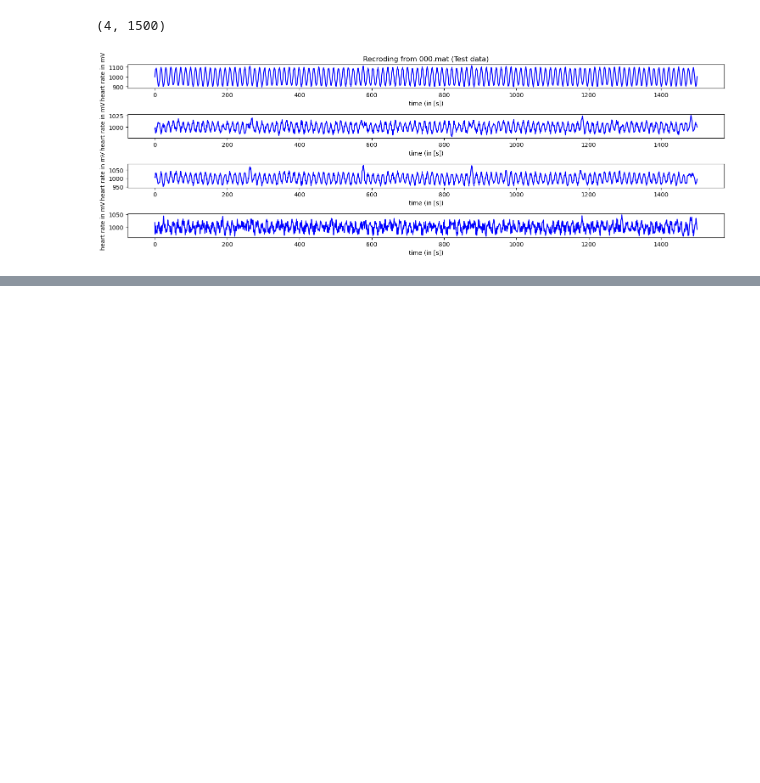
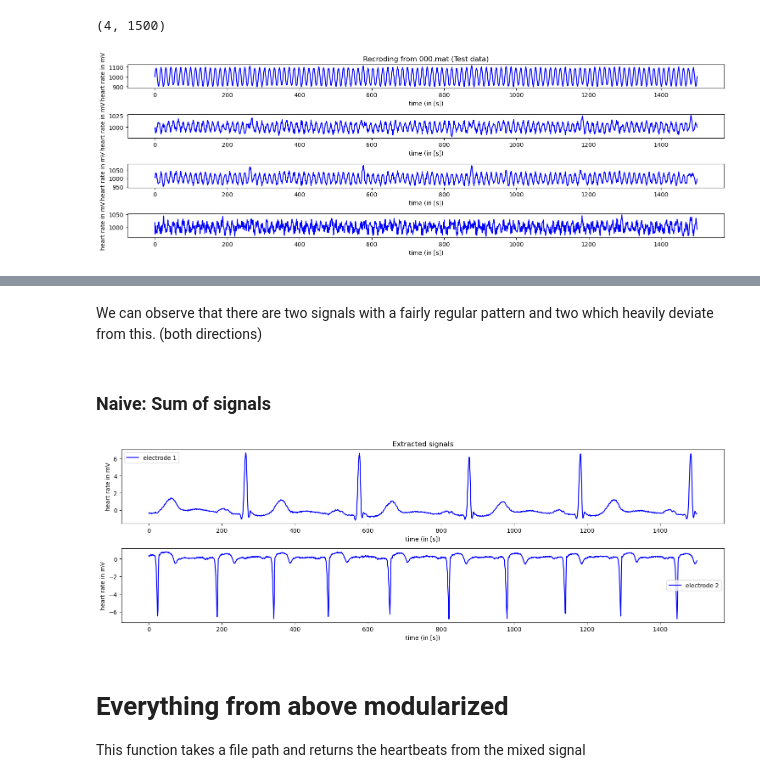
Before and after one commit to Hydropic/Unsupervised-Team-8, a Jupyter notebook: problem-2/jette.ipynb, the cells around one changed output, grey strips where cells are left out. Cells and saved outputs as stored; diff of their text form; code cells hidden in the pictures; blank space fills up the shorter version.

```diff
--- a/problem-2/jette.ipynb
+++ b/problem-2/jette.ipynb
@@ -37,0 +130,32 @@ plt.show()
+# %% [markdown]
+We can observe that there are two signals with a fairly regular pattern and two which heavily deviate from this. (both directions)
+# %% [markdown]
+### Naive: Sum of signals
+# %%
+sum_of_signals = np.abs(fft_out.sum(axis=1))
+
+
+idx_heatbeats = np.argsort(sum_of_signals)[1:3]
+
+middle_1 = np.sort(sum_of_signals)[1]
+middle_2 = np.sort(sum_of_signals)[2]
+
+heartbeats = decomposed_data[idx_heatbeats]
+
+fig, ax = plt.subplots(2,1, figsize=(15,5))
+
+for i in range(0,2):
+    ax[i].plot(x, heartbeats[i, :], color='blue', label=f'electrode {i+1}')
+    ax[i].set_xlabel('time (in [s])')
+    ax[i].set_ylabel('heart rate in mV')
+    ax[i].legend()
+
+ax[0].set_title(f'Extracted signals')
+
+plt.tight_layout()
+plt.show()
+# %% [output]
+[figure, added]
+# %% [markdown]
+# Everything from above modularized
+This function takes a file path and returns the heartbeats from the mixed signal
```
Also changed, not shown: parts of 12 cells of this notebook.
